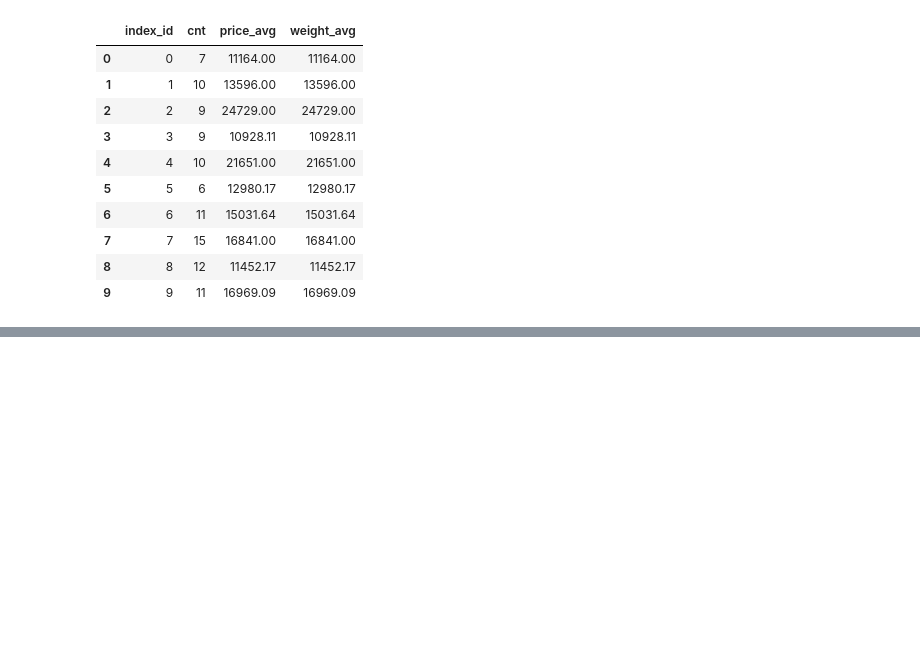
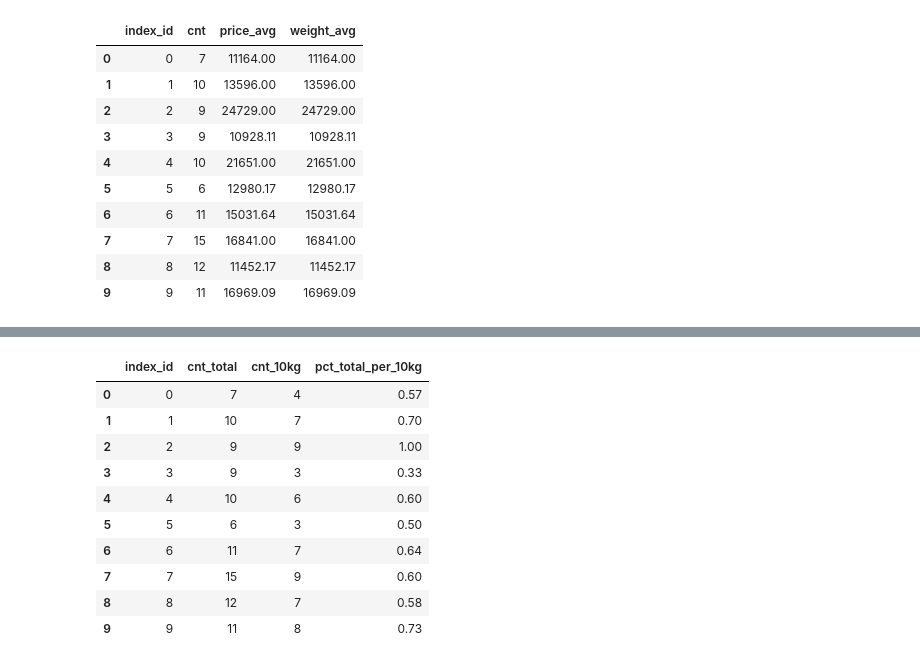
Before and after one commit to BernartGuddiny/postal_parcels, a Jupyter notebook: project_percels.ipynb, the cells around one changed output, grey strips where cells are left out. Cells and saved outputs as stored; diff of their text form; code cells hidden in the pictures; blank space fills up the shorter version.

```diff
--- a/project_percels.ipynb
+++ b/project_percels.ipynb
@@ -191,0 +214,26 @@ select(sql)
+# %%
+# Finding the total number of postal parcels and displaying the percentage
+sql = ''' select index_id
+            , count(1) as cnt_total
+            , count(case
+                        when weight >= 10000 then 1
+                        else null end) as cnt_10kg
+            , round(count(case
+                            when weight >= 10000 then 1
+                            else null end) * 1.0 / count(1), 2) as pct_total_per_10kg
+          from parcel_aggr
+          group by index_id'''
+
+select(sql)
+# %% [output]
+|  | index_id | cnt_total | cnt_10kg | pct_total_per_10kg |
+| 0 | 0 | 7 | 4 | 0.57 |
+| 1 | 1 | 10 | 7 | 0.70 |
+| 2 | 2 | 9 | 9 | 1.00 |
+| 3 | 3 | 9 | 3 | 0.33 |
+| 4 | 4 | 10 | 6 | 0.60 |
+| 5 | 5 | 6 | 3 | 0.50 |
+| 6 | 6 | 11 | 7 | 0.64 |
+| 7 | 7 | 15 | 9 | 0.60 |
+| 8 | 8 | 12 | 7 | 0.58 |
+| 9 | 9 | 11 | 8 | 0.73 |
```
Also changed, not shown: parts of 2 cells of this notebook, 1 other file.
